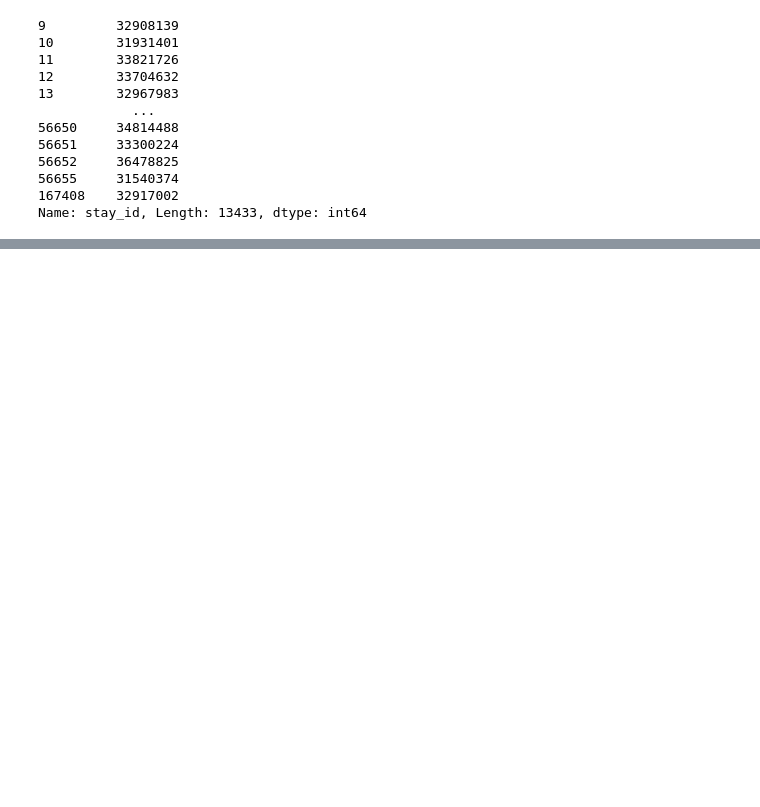
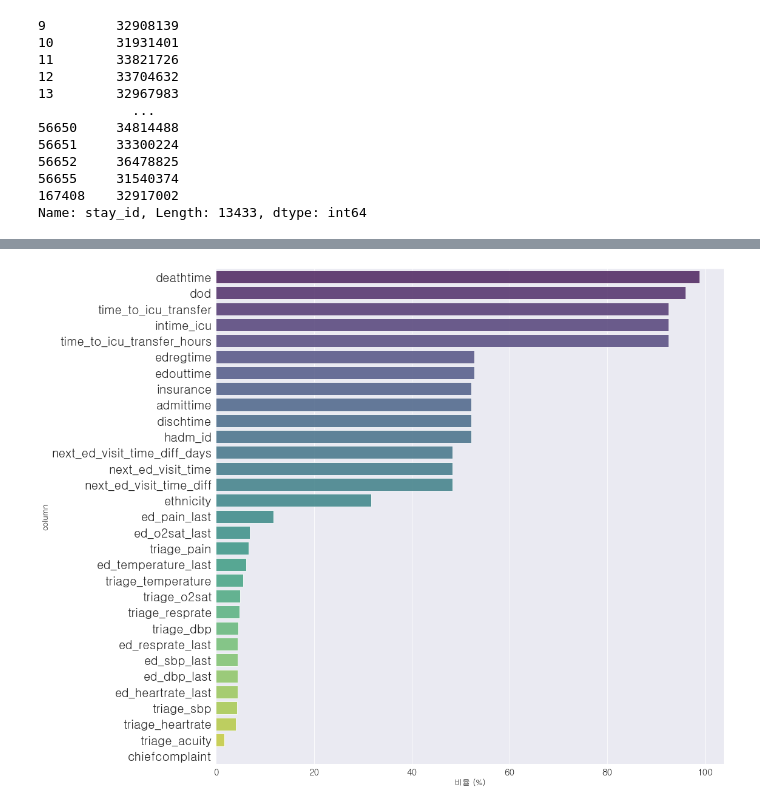
Before and after one commit to noseaj/mimiciv-High-blood-pressure, a Jupyter notebook: eda/data_preprocess.ipynb, the cells around one changed output, grey strips where cells are left out. Cells and saved outputs as stored; diff of their text form; code cells hidden in the pictures; blank space fills up the shorter version.

Commit message:
change path, add eda code

```diff
--- a/eda/data_preprocess.ipynb
+++ b/eda/data_preprocess.ipynb
@@ -40,0 +55,7 @@ df_cut.to_csv('../dataset/df_patient.csv', index=False)
+# %%
+pd.options.display.max_rows = 200
+d = pd.DataFrame((df.isnull().sum() /len(df))*100, columns=['결측비율 (%)']).sort_values(by='결측비율 (%)', ascending=False)
+d['col'] = d.index
+d.index = range(0, len(d))
+d = d[['col', '결측비율 (%)']]
+d
@@ -40,0 +84,2 @@ df_cut.to_csv('../dataset/df_patient.csv', index=False)
+# %%
+data = d[d['결측비율 (%)'] != 0].sort_values(by="결측비율 (%)", ascending=False).reset_index(drop=True)
@@ -40,0 +106,20 @@ df_cut.to_csv('../dataset/df_patient.csv', index=False)
+# %%
+
+plt.rcParams["figure.figsize"] = (15,15)
+sns.set_style('darkgrid')
+font_path = "C:/Windows/Fonts/NGULIM.TTF"
+font = font_manager.FontProperties(fname=font_path).get_name()
+rc('font', family=font)
+sns.barplot(data=data, x='결측비율 (%)', y='col', alpha=0.8, palette='viridis')
+# sns.barplot(data=data, x=data.iloc[0], y=data.iloc[1])
+# for p in ax.patches:
+#     left, bottom, width, height = p.get_bbox().bounds
+#     ax.annotate("%.1f m"%(height/1e6), (left+width/2, height*1.01), ha='center')
+plt.rc('xtick', labelsize=15)
+plt.rc('ytick', labelsize=20)
+plt.xlabel('비율 (%)', fontsize=13)
+plt.ylabel('column', fontsize=13)
+# plt.legend(loc='lower right')
+plt.show()
+# %% [output]
+[figure, added]
```
Also changed, not shown: parts of 20 cells of this notebook, 5 other files.
